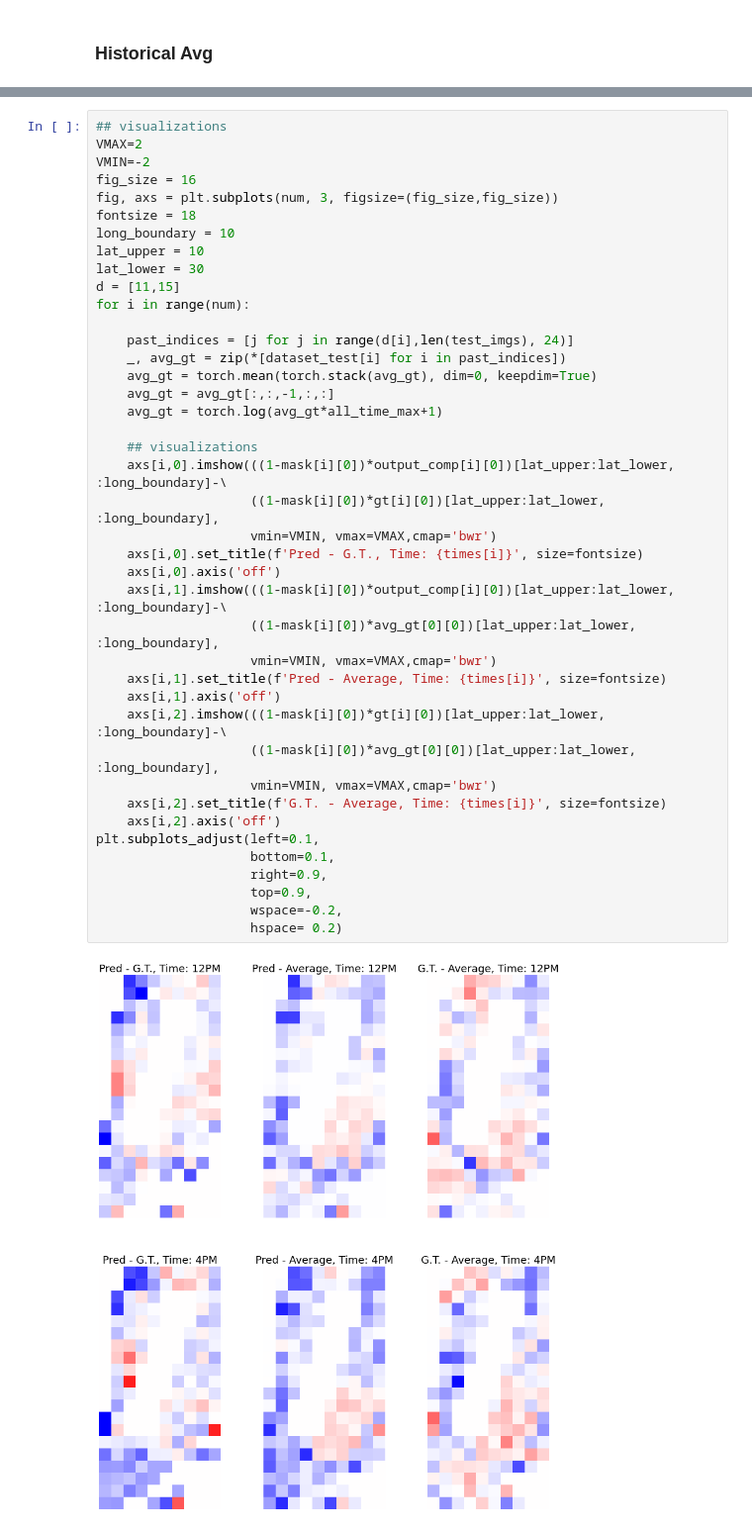
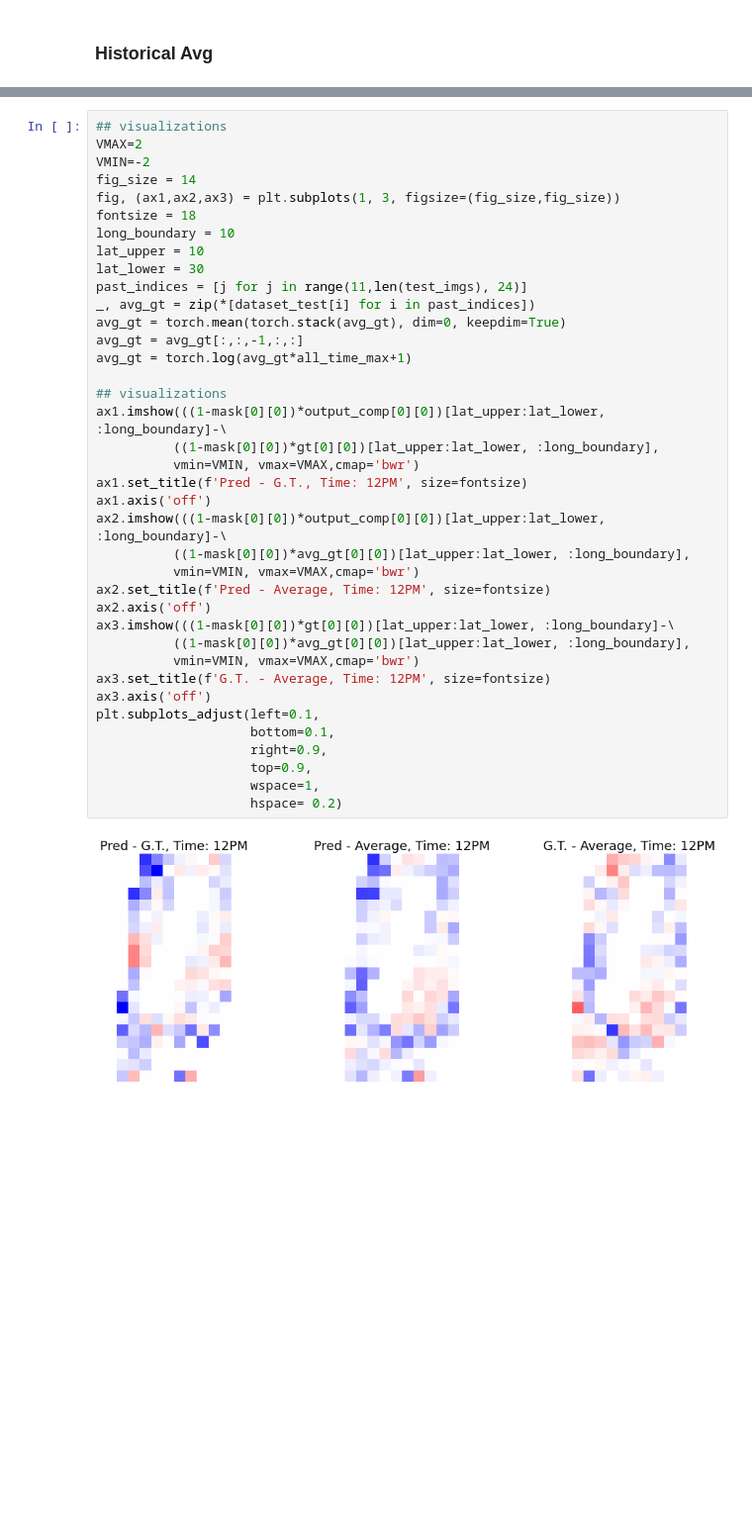
Before and after one commit to BeanHam/2022-urban-inpainting, a Jupyter notebook: model/taxi-inpainting/analysis/scenario-analysis/spatial-scenario-inverse-correct.ipynb, the cells around one changed output, grey strips where cells are left out. Shown at 99% size. Drawn from its saved outputs; the diff is of its cells as text; blank space fills up the shorter version.

```diff
--- a/model/taxi-inpainting/analysis/scenario-analysis/spatial-scenario-inverse-correct.ipynb
+++ b/model/taxi-inpainting/analysis/scenario-analysis/spatial-scenario-inverse-correct.ipynb
@@ -175,43 +167,40 @@ plt.subplots_adjust(left=0.1,
 # %%
 ## visualizations
 VMAX=2
 VMIN=-2
-fig_size = 16
-fig, axs = plt.subplots(num, 3, figsize=(fig_size,fig_size))
+fig_size = 14
+fig, (ax1,ax2,ax3) = plt.subplots(1, 3, figsize=(fig_size,fig_size))
 fontsize = 18
 long_boundary = 10
 lat_upper = 10
 lat_lower = 30
-d = [11,15]
-for i in range(num):
+past_indices = [j for j in range(11,len(test_imgs), 24)]
+_, avg_gt = zip(*[dataset_test[i] for i in past_indices])
+avg_gt = torch.mean(torch.stack(avg_gt), dim=0, keepdim=True)
+avg_gt = avg_gt[:,:,-1,:,:]
+avg_gt = torch.log(avg_gt*all_time_max+1)
 
-    past_indices = [j for j in range(d[i],len(test_imgs), 24)]
-    _, avg_gt = zip(*[dataset_test[i] for i in past_indices])
-    avg_gt = torch.mean(torch.stack(avg_gt), dim=0, keepdim=True)
-    avg_gt = avg_gt[:,:,-1,:,:]
-    avg_gt = torch.log(avg_gt*all_time_max+1)
-
-    ## visualizations
-    axs[i,0].imshow(((1-mask[i][0])*output_comp[i][0])[lat_upper:lat_lower, :long_boundary]-\
-                    ((1-mask[i][0])*gt[i][0])[lat_upper:lat_lower, :long_boundary],
-                    vmin=VMIN, vmax=VMAX,cmap='bwr')
-    axs[i,0].set_title(f'Pred - G.T., Time: {times[i]}', size=fontsize)
-    axs[i,0].axis('off')
-    axs[i,1].imshow(((1-mask[i][0])*output_comp[i][0])[lat_upper:lat_lower, :long_boundary]-\
-                    ((1-mask[i][0])*avg_gt[0][0])[lat_upper:lat_lower, :long_boundary],
-                    vmin=VMIN, vmax=VMAX,cmap='bwr')
-    axs[i,1].set_title(f'Pred - Average, Time: {times[i]}', size=fontsize)
-    axs[i,1].axis('off')
-    axs[i,2].imshow(((1-mask[i][0])*gt[i][0])[lat_upper:lat_lower, :long_boundary]-\
-                    ((1-mask[i][0])*avg_gt[0][0])[lat_upper:lat_lower, :long_boundary],
-                    vmin=VMIN, vmax=VMAX,cmap='bwr')
-    axs[i,2].set_title(f'G.T. - Average, Time: {times[i]}', size=fontsize)
-    axs[i,2].axis('off')
+## visualizations
+ax1.imshow(((1-mask[0][0])*output_comp[0][0])[lat_upper:lat_lower, :long_boundary]-\
+          ((1-mask[0][0])*gt[0][0])[lat_upper:lat_lower, :long_boundary],
+          vmin=VMIN, vmax=VMAX,cmap='bwr')
+ax1.set_title(f'Pred - G.T., Time: 12PM', size=fontsize)
+ax1.axis('off')
+ax2.imshow(((1-mask[0][0])*output_comp[0][0])[lat_upper:lat_lower, :long_boundary]-\
+          ((1-mask[0][0])*avg_gt[0][0])[lat_upper:lat_lower, :long_boundary],
+          vmin=VMIN, vmax=VMAX,cmap='bwr')
+ax2.set_title(f'Pred - Average, Time: 12PM', size=fontsize)
+ax2.axis('off')
+ax3.imshow(((1-mask[0][0])*gt[0][0])[lat_upper:lat_lower, :long_boundary]-\
+          ((1-mask[0][0])*avg_gt[0][0])[lat_upper:lat_lower, :long_boundary],
+          vmin=VMIN, vmax=VMAX,cmap='bwr')
+ax3.set_title(f'G.T. - Average, Time: 12PM', size=fontsize)
+ax3.axis('off')
 plt.subplots_adjust(left=0.1,
                     bottom=0.1,
                     right=0.9,
                     top=0.9,
-                    wspace=-0.2,
+                    wspace=1,
                     hspace= 0.2)
 # %% [output]
-[figure, old version]
+[figure, new version]
```
Also changed, not shown: parts of 3 cells of this notebook, 5 other files.
